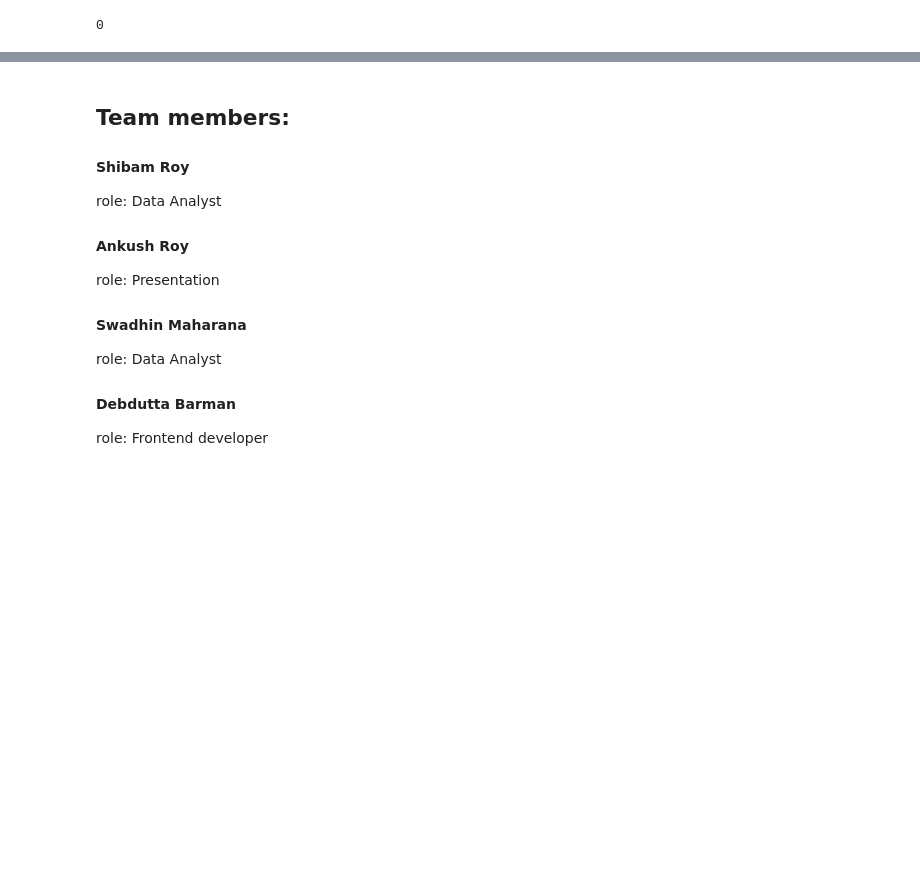
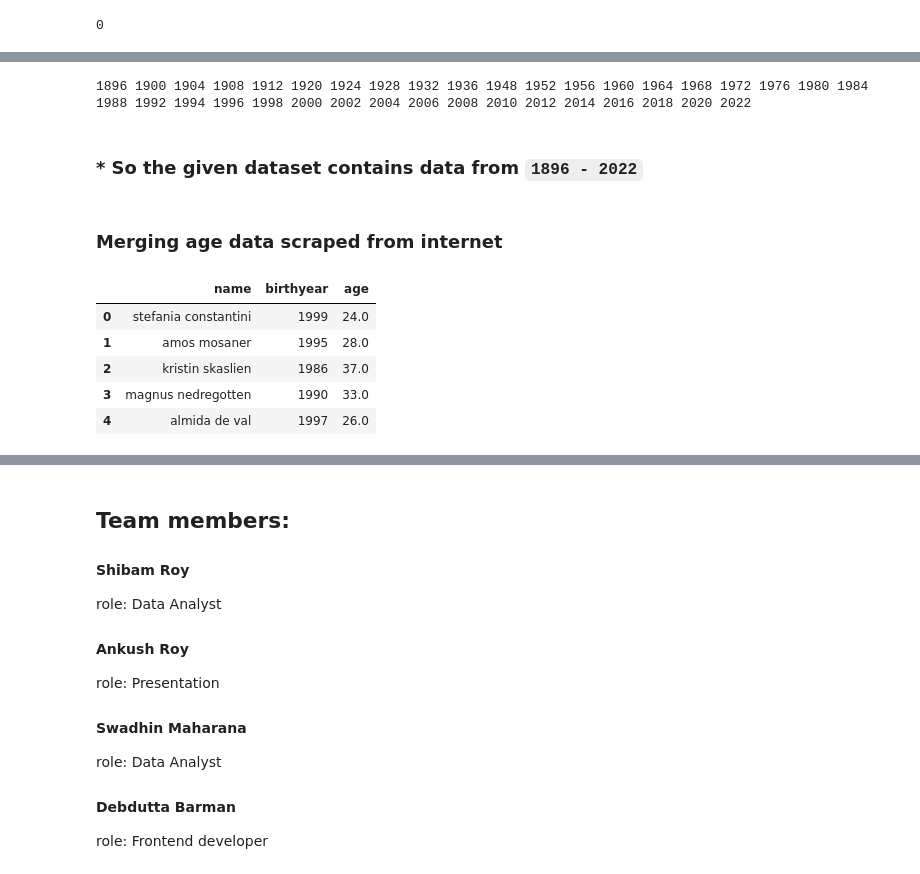
Before and after one commit to ShibamRoy9826/GeeksForGeeks-Hackathon-DataAnalysis-OlympicsData, a Jupyter notebook: GeeksForGeeks-Hackathon-Data-Analysis.ipynb, the cells around one changed output, grey strips where cells are left out. Drawn from its saved outputs; the diff is of its cells as text; code cells hidden in the pictures; blank space fills up the shorter version.

```diff
--- a/GeeksForGeeks-Hackathon-Data-Analysis.ipynb
+++ b/GeeksForGeeks-Hackathon-Data-Analysis.ipynb
@@ -336,0 +374,10 @@ We can now move to the next phase, as there's no more work to do
+# %%
+for i in sorted(list(set(Years))):
+    print(i,end=" ")
+# Using " " as an end so its easier to display
+# %% [output]
+1896 1900 1904 1908 1912 1920 1924 1928 1932 1936 1948 1952 1956 1960 1964 1968 1972 1976 1980 1984 1988 1992 1994 1996 1998 2000 2002 2004 2006 2008 2010 2012 2014 2016 2018 2020 2022
+# %% [markdown]
+###  * So the given dataset contains data from `1896 - 2022`
+# %% [markdown]
+### Merging age data scraped from internet
@@ -336,0 +386,9 @@ We can now move to the next phase, as there's no more work to do
+# %%
+ageData.head()
+# %% [output]
+|  | name | birthyear | age |
+| 0 | stefania constantini | 1999 | 24.0 |
+| 1 | amos mosaner | 1995 | 28.0 |
+| 2 | kristin skaslien | 1986 | 37.0 |
+| 3 | magnus nedregotten | 1990 | 33.0 |
+| 4 | almida de val | 1997 | 26.0 |
```
Also changed, not shown: parts of 42 cells of this notebook.
